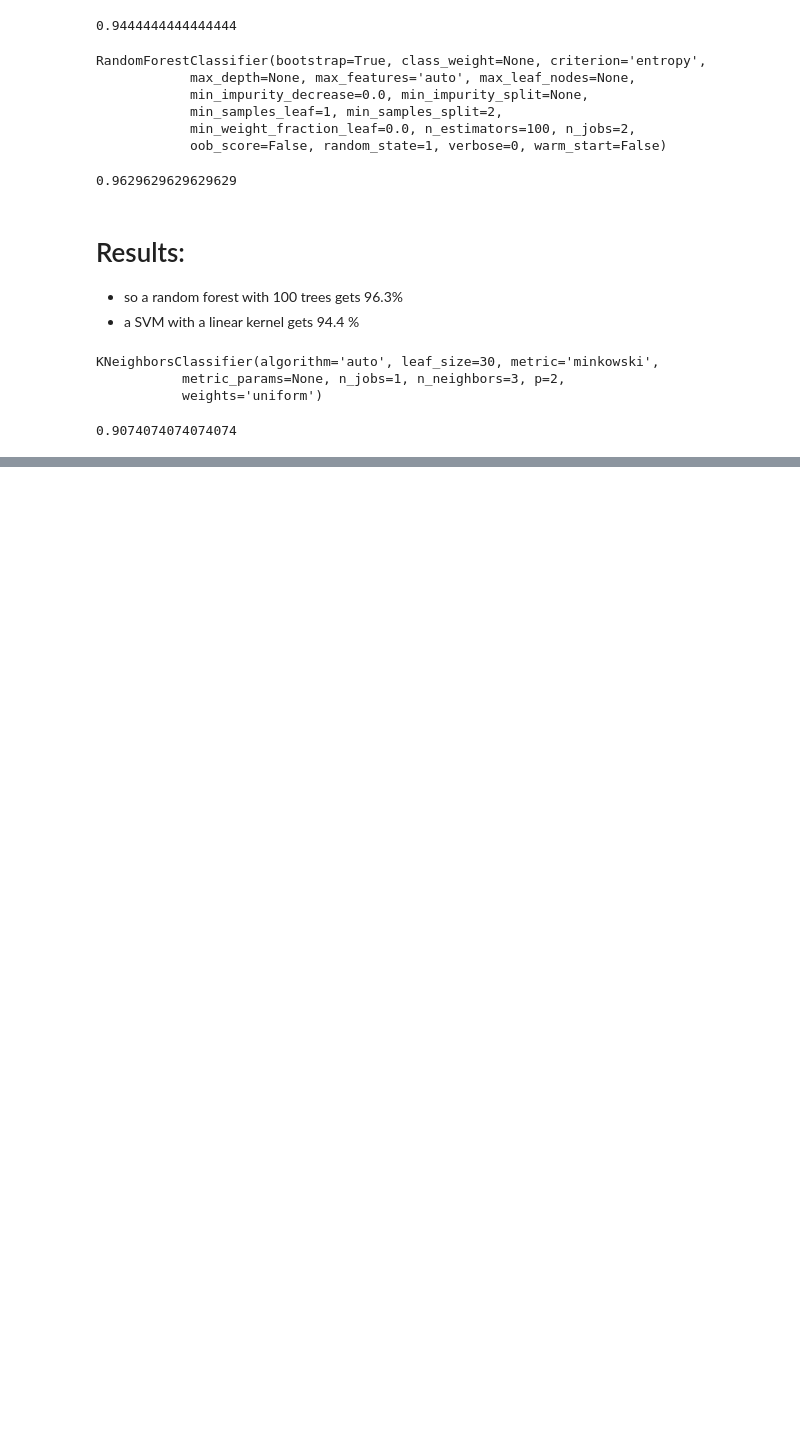
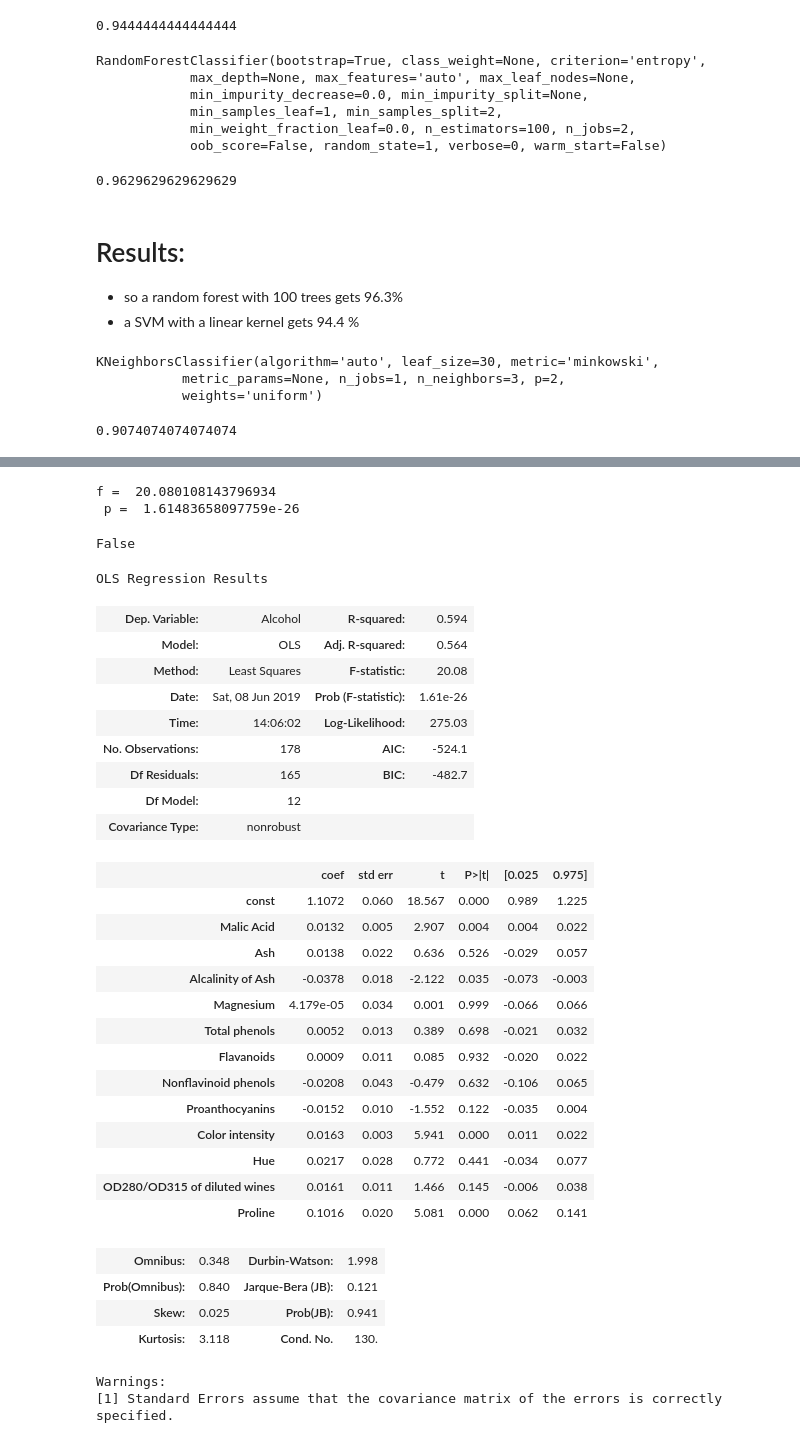
Before and after one commit to thma4828/Data-Science-Fall-2018, a Jupyter notebook: WineClassify.ipynb, the cells around one changed output, grey strips where cells are left out. Drawn from its saved outputs; the diff is of its cells as text; code cells hidden in the pictures; blank space fills up the shorter version.

```diff
--- a/WineClassify.ipynb
+++ b/WineClassify.ipynb
@@ -97,0 +150,3 @@ accuracy_report(yp, y_test)
+# %%
+X = df_wine.iloc[:, 2:] #all other features
+y = df_wine.iloc[:, 1] #alcohol content
@@ -97,0 +167,44 @@ accuracy_report(yp, y_test)
+# %%
+x = sm.add_constant(X)
+model = sm.OLS(y, x).fit()
+f = model.fvalue
+fp = model.f_pvalue
+print("f = ", f, "\n p = ", fp)
+fp > 0.01
+# %% [output]
+f =  20.080108143796934
+ p =  1.61483658097759e-26
+False
+# %%
+model.summary()
+# %% [output]
+OLS Regression Results
+| Dep. Variable: | Alcohol | R-squared: | 0.594 |
+| Model: | OLS | Adj. R-squared: | 0.564 |
+| Method: | Least Squares | F-statistic: | 20.08 |
+| Date: | Sat, 08 Jun 2019 | Prob (F-statistic): | 1.61e-26 |
+| Time: | 14:06:02 | Log-Likelihood: | 275.03 |
+| No. Observations: | 178 | AIC: | -524.1 |
+| Df Residuals: | 165 | BIC: | -482.7 |
+| Df Model: | 12 |  |  |
+| Covariance Type: | nonrobust |  |  |
+|  | coef | std err | t | P>|t| | [0.025 | 0.975] |
+| const | 1.1072 | 0.060 | 18.567 | 0.000 | 0.989 | 1.225 |
+| Malic Acid | 0.0132 | 0.005 | 2.907 | 0.004 | 0.004 | 0.022 |
+| Ash | 0.0138 | 0.022 | 0.636 | 0.526 | -0.029 | 0.057 |
+| Alcalinity of Ash | -0.0378 | 0.018 | -2.122 | 0.035 | -0.073 | -0.003 |
+| Magnesium | 4.179e-05 | 0.034 | 0.001 | 0.999 | -0.066 | 0.066 |
+| Total phenols | 0.0052 | 0.013 | 0.389 | 0.698 | -0.021 | 0.032 |
+| Flavanoids | 0.0009 | 0.011 | 0.085 | 0.932 | -0.020 | 0.022 |
+| Nonflavinoid phenols | -0.0208 | 0.043 | -0.479 | 0.632 | -0.106 | 0.065 |
+| Proanthocyanins | -0.0152 | 0.010 | -1.552 | 0.122 | -0.035 | 0.004 |
+| Color intensity | 0.0163 | 0.003 | 5.941 | 0.000 | 0.011 | 0.022 |
+| Hue | 0.0217 | 0.028 | 0.772 | 0.441 | -0.034 | 0.077 |
+| OD280/OD315 of diluted wines | 0.0161 | 0.011 | 1.466 | 0.145 | -0.006 | 0.038 |
+| Proline | 0.1016 | 0.020 | 5.081 | 0.000 | 0.062 | 0.141 |
+| Omnibus: | 0.348 | Durbin-Watson: | 1.998 |
+| Prob(Omnibus): | 0.840 | Jarque-Bera (JB): | 0.121 |
+| Skew: | 0.025 | Prob(JB): | 0.941 |
+| Kurtosis: | 3.118 | Cond. No. | 130. |
+Warnings:
+[1] Standard Errors assume that the covariance matrix of the errors is correctly specified.
```
Also changed, not shown: parts of 5 cells of this notebook, 2 other files.
